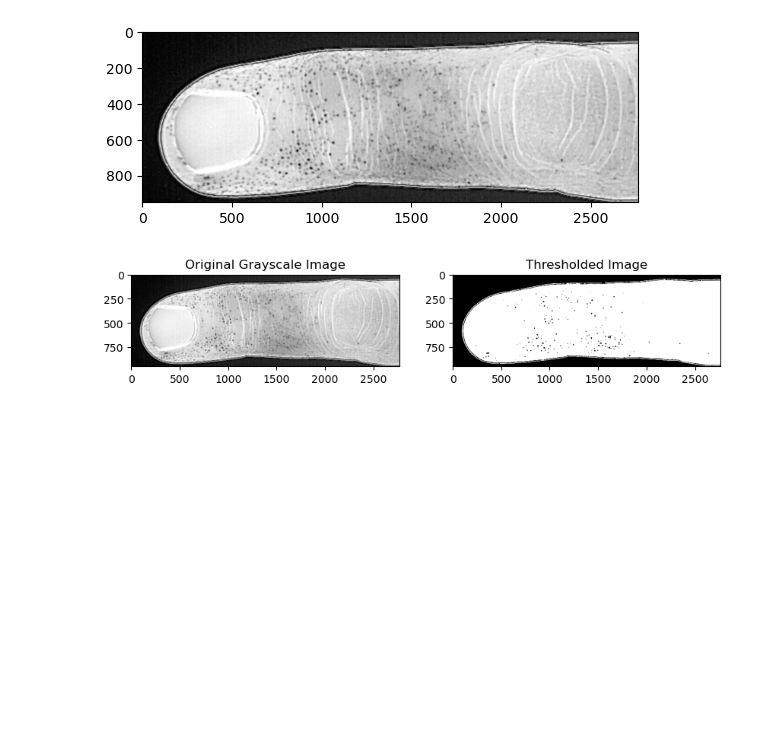
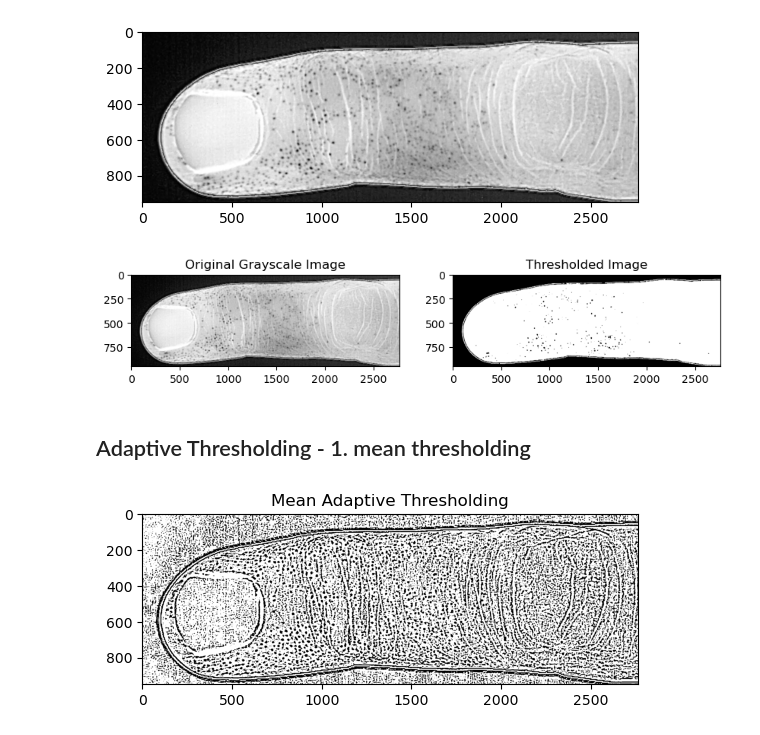
Before and after one commit to UArizonaCB2/sweat-pore-activation, a Jupyter notebook: SweatPoresDetection.ipynb, the cells around one changed output. Cells and saved outputs as stored; diff of their text form; code cells hidden in the pictures; blank space fills up the shorter version.

Commit message:
adaptive thresholding

```diff
--- a/SweatPoresDetection.ipynb
+++ b/SweatPoresDetection.ipynb
@@ -10,10 +12,10 @@ from PIL import Image # Image editing, drawing, and enhancement
 # OpenCV - thresholding
 # import image
 image_path = '/Users/rickysu/Desktop/internships/finger1.png'
-gray_image = cv2.imread(image_path, cv2.IMREAD_GRAYSCALE)
+init_image = cv2.imread(image_path, cv2.IMREAD_GRAYSCALE) # change the image to gray scale
 
 # Display the image using matplotlib
-plt.imshow(gray_image, cmap='gray')  # cmap='gray' ensures it's shown in grayscale
+plt.imshow(origin_image, cmap='gray')  # cmap='gray' ensures it's shown in grayscale
 plt.show()
 # %% [output]
 [figure]
@@ -45,3 +47,14 @@ plt.imshow(thresholded_image, cmap='gray')
 plt.show()
 # %% [output]
 [figure]
+# %% [markdown]
+## Adaptive Thresholding - 1. mean thresholding
+# %%
+mean_thresh_image = cv2.adaptiveThreshold(init_image, 255, cv2.ADAPTIVE_THRESH_MEAN_C, cv2.THRESH_BINARY, 11, 2)
+
+# Display the image using matplotlib
+plt.imshow(mean_thresh_image, cmap='gray')  # cmap='gray' ensures it's shown in grayscale
+plt.title('Mean Adaptive Thresholding')
+plt.show()
+# %% [output]
+[figure, added]
```
Also changed, not shown: parts of 9 cells of this notebook.
